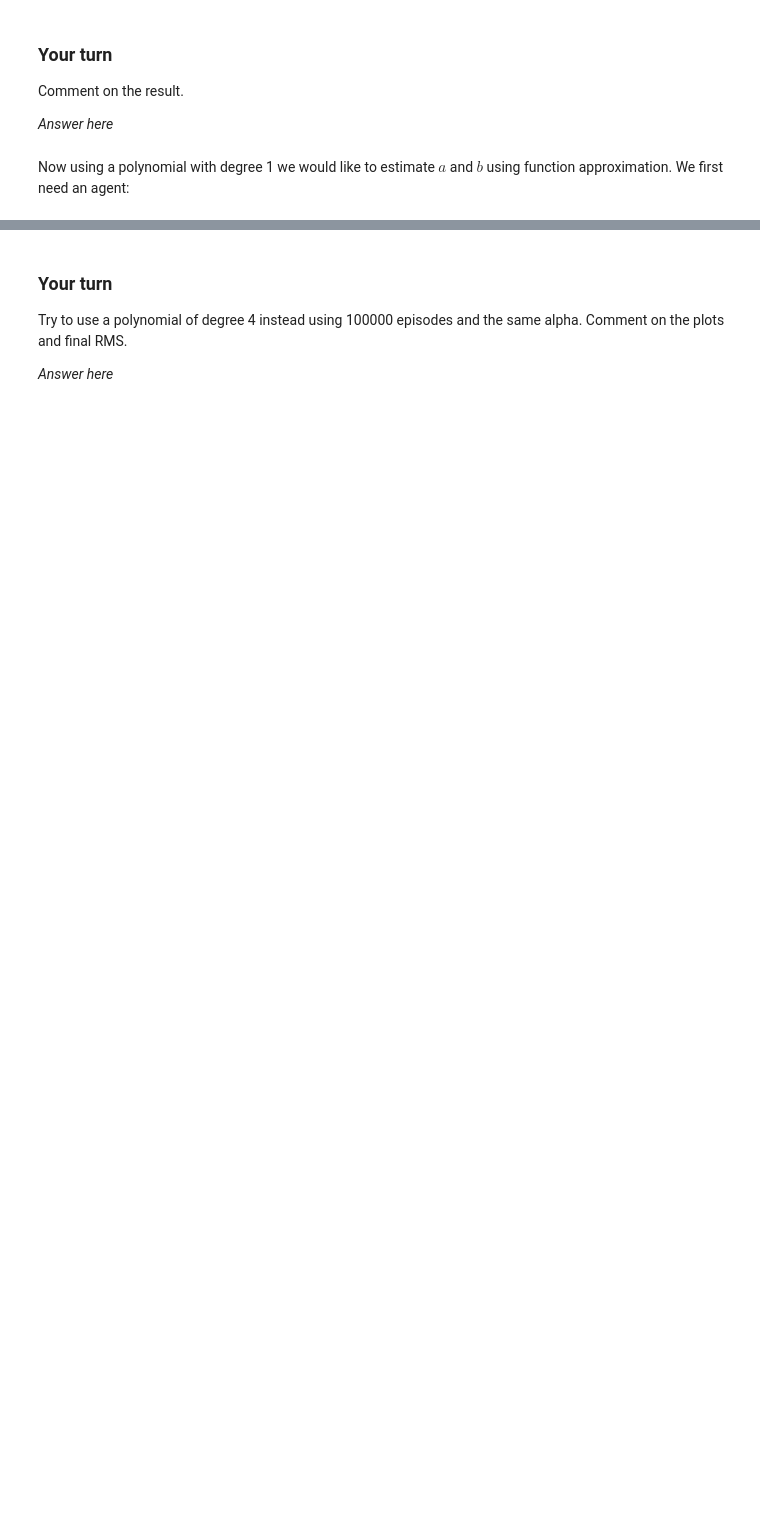
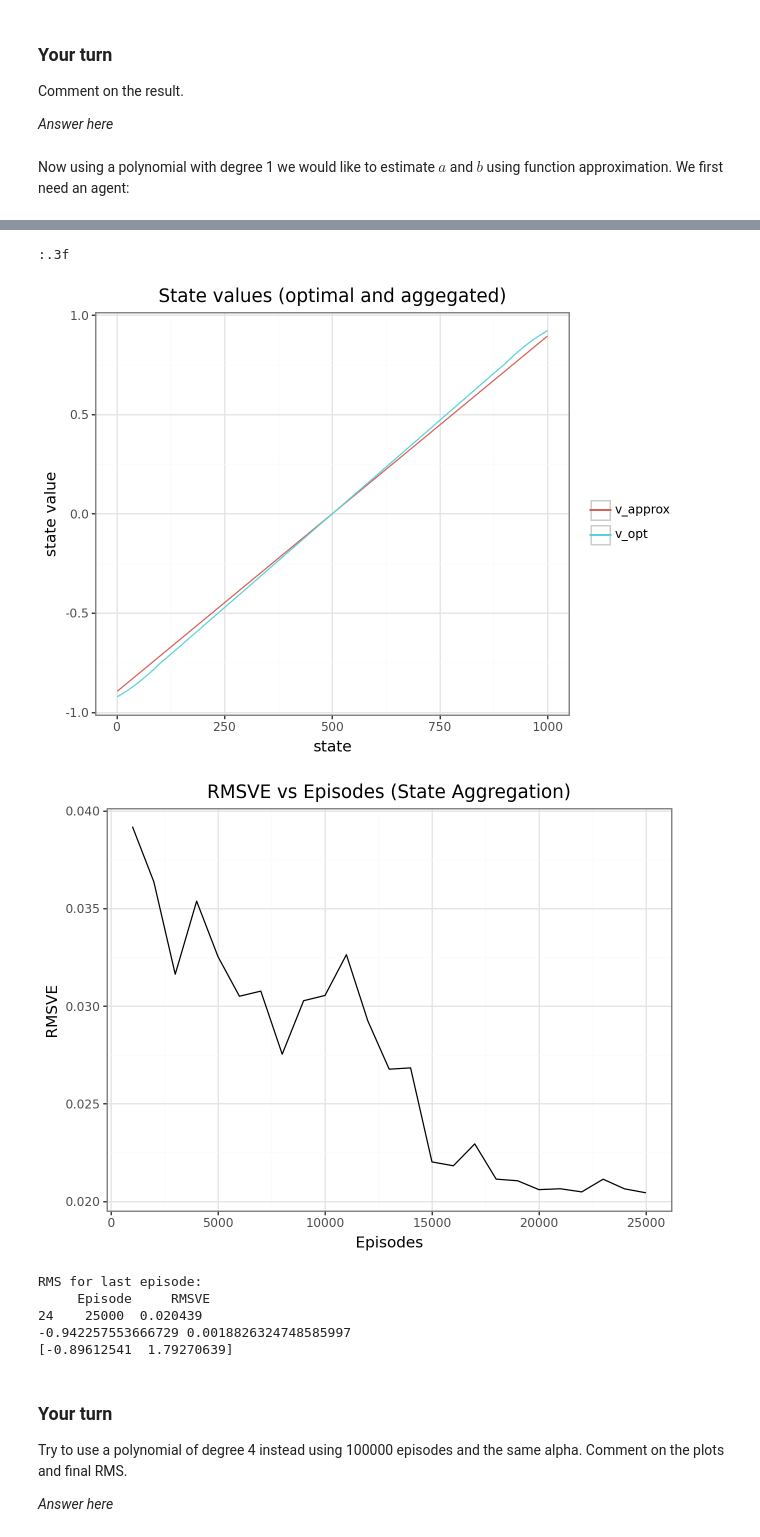
Before and after one commit to simon-mellergaard/RL, a Jupyter notebook: Exercises/12_Approx-pred.ipynb, the cells around one changed output, grey strips where cells are left out. Drawn from its saved outputs; the diff is of its cells as text; code cells hidden in the pictures; blank space fills up the shorter version.

```diff
--- a/Exercises/12_Approx-pred.ipynb
+++ b/Exercises/12_Approx-pred.ipynb
@@ -670,3 +677,21 @@ Try to run 25000 episodes more with a lower step-size.
+# %%
+print(":.3f".format(5))
+# %% [output]
+:.3f
+# %%
+#@title Solution
+print(agent.w)
+run_and_plot(env, agent, episodes=25000, alpha=0.000001)
+print(b,a)
+print(agent.w)
+# %% [output]
+[figure, added]
+[figure, added]
+RMS for last episode:
+     Episode     RMSVE
+24    25000  0.020439
+-0.942257553666729 0.0018826324748585997
+[-0.89612541  1.79270639]
 # %% [markdown]
 ### Your turn
 
```
Also changed, not shown: parts of 10 cells of this notebook.
